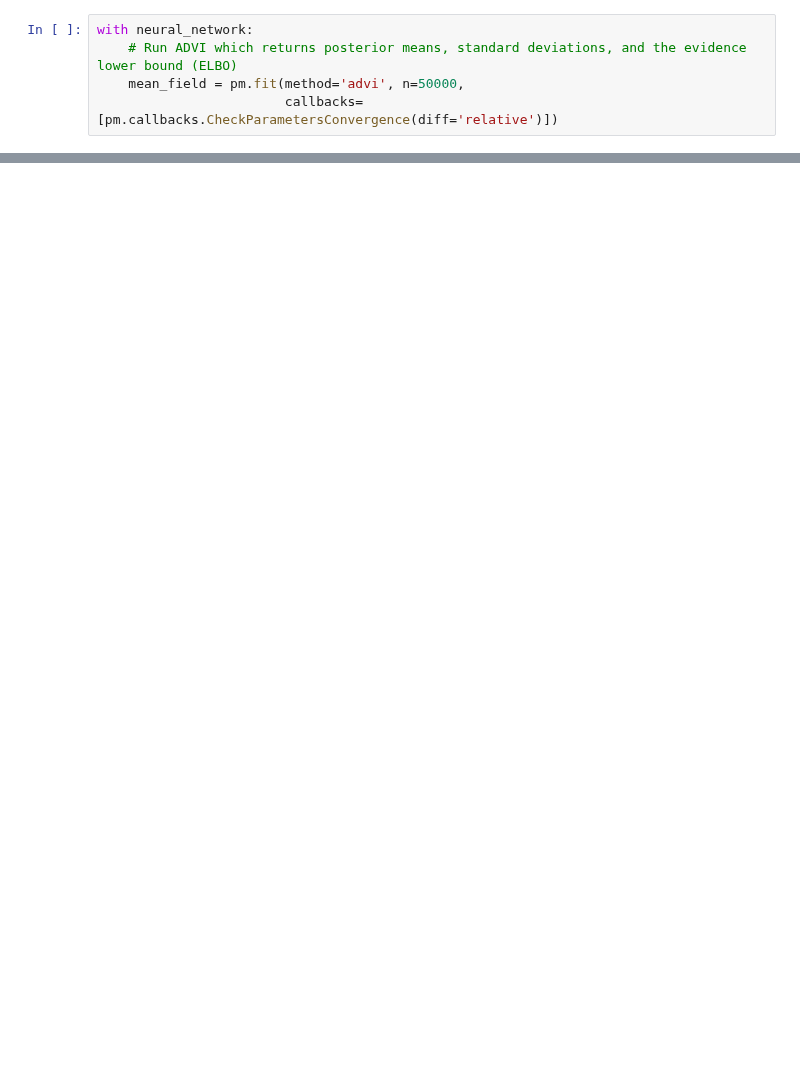
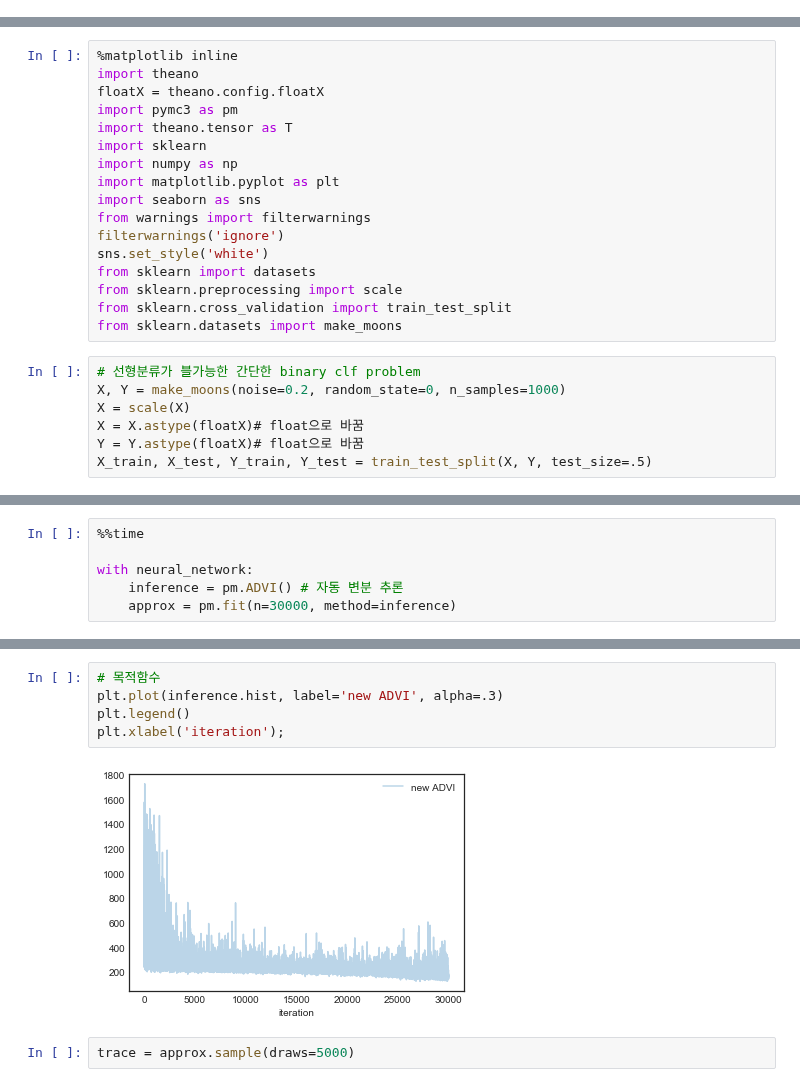
Before and after one commit to dasolhwang/bayesian-deep-learning, a Jupyter notebook: bayesian deep learning.ipynb, the cells around one changed output, grey strips where cells are left out. Drawn from its saved outputs; the diff is of its cells as text; blank space fills up the shorter version.

```diff
--- a/bayesian deep learning.ipynb
+++ b/bayesian deep learning.ipynb
@@ -141,5 +0,0 @@ with pm.Model() as neural_network:
-# %%
-with neural_network:
-    # Run ADVI which returns posterior means, standard deviations, and the evidence lower bound (ELBO)
-    mean_field = pm.fit(method='advi', n=50000,
-                        callbacks=[pm.callbacks.CheckParametersConvergence(diff='relative')])
@@ -200,0 +9,24 @@ with neural_network:
+# %%
+%matplotlib inline
+import theano
+floatX = theano.config.floatX
+import pymc3 as pm
+import theano.tensor as T
+import sklearn
+import numpy as np
+import matplotlib.pyplot as plt
+import seaborn as sns
+from warnings import filterwarnings
+filterwarnings('ignore')
+sns.set_style('white')
+from sklearn import datasets
+from sklearn.preprocessing import scale
+from sklearn.cross_validation import train_test_split
+from sklearn.datasets import make_moons
+# %%
+# 선형분류가 블가능한 간단한 binary clf problem
+X, Y = make_moons(noise=0.2, random_state=0, n_samples=1000)
+X = scale(X)
+X = X.astype(floatX)# float으로 바꿈
+Y = Y.astype(floatX)# float으로 바꿈
+X_train, X_test, Y_train, Y_test = train_test_split(X, Y, test_size=.5)
@@ -200,0 +96,6 @@ with neural_network:
+# %%
+%%time
+
+with neural_network:
+    inference = pm.ADVI() # 자동 변분 추론
+    approx = pm.fit(n=30000, method=inference)
@@ -200,0 +106,9 @@ with neural_network:
+# %%
+# 목적함수
+plt.plot(inference.hist, label='new ADVI', alpha=.3)
+plt.legend()
+plt.xlabel('iteration');
+# %% [output]
+[figure, added]
+# %%
+trace = approx.sample(draws=5000)
```
Also changed, not shown: parts of 48 cells of this notebook, 7 other files.
